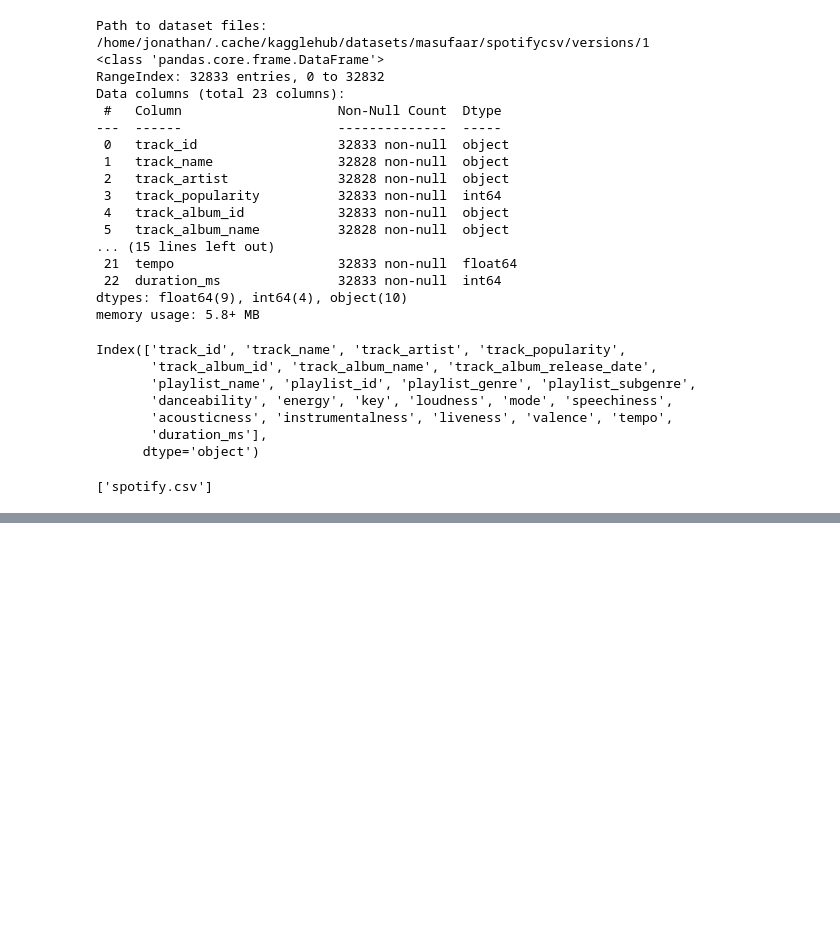
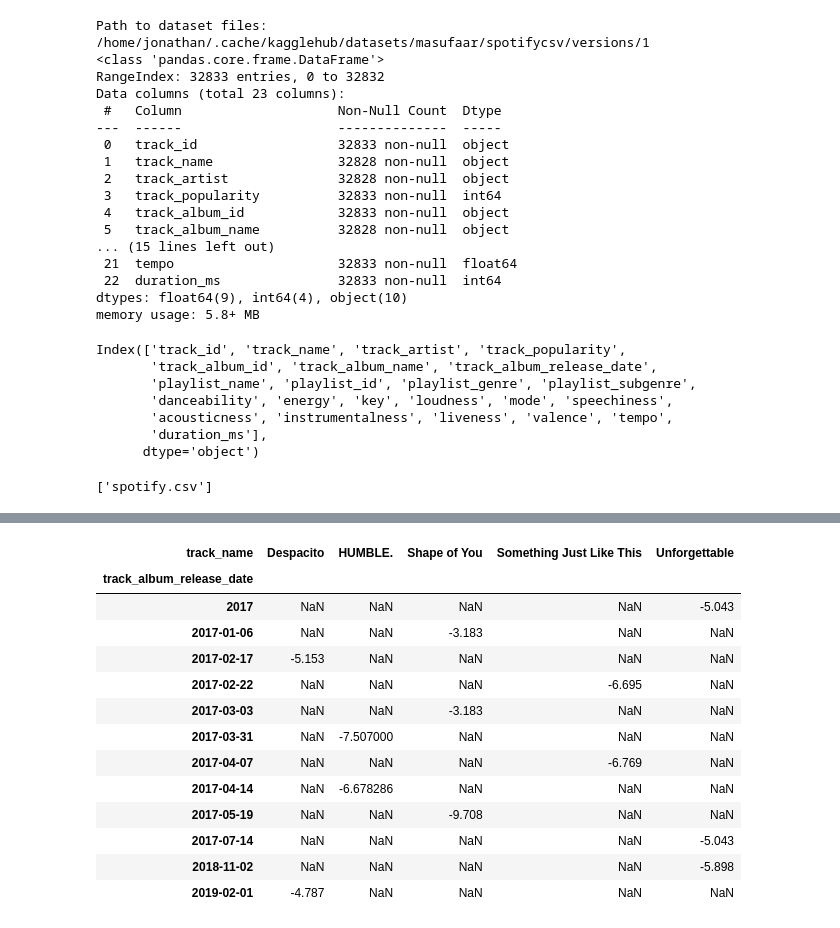
Before and after one commit to JhonCostaDev/Kaggle_training, a Jupyter notebook: data_visualization/2_line_charts.ipynb, the cells around one changed output, grey strips where cells are left out. Saved outputs shown, nothing was run; the diff lists cells and outputs as text; code cells hidden in the pictures; blank space fills up the shorter version.

```diff
--- a/data_visualization/2_line_charts.ipynb
+++ b/data_visualization/2_line_charts.ipynb
@@ -45,0 +115,22 @@ os.listdir('/home/jonathan/.cache/kagglehub/datasets/masufaar/spotifycsv/version
+# %%
+pd.crosstab(
+    index= df_selected_songs_ordered_by_date['track_album_release_date'],
+    columns=df_selected_songs_ordered_by_date['track_name'],
+    values=df_selected_songs_ordered_by_date['loudness'],
+    aggfunc='mean'
+)
+# %% [output]
+| track_name | Despacito | HUMBLE. | Shape of You | Something Just Like This | Unforgettable |
+| track_album_release_date |  |  |  |  |  |
+| 2017 | NaN | NaN | NaN | NaN | -5.043 |
+| 2017-01-06 | NaN | NaN | -3.183 | NaN | NaN |
+| 2017-02-17 | -5.153 | NaN | NaN | NaN | NaN |
+| 2017-02-22 | NaN | NaN | NaN | -6.695 | NaN |
+| 2017-03-03 | NaN | NaN | -3.183 | NaN | NaN |
+| 2017-03-31 | NaN | -7.507000 | NaN | NaN | NaN |
+| 2017-04-07 | NaN | NaN | NaN | -6.769 | NaN |
+| 2017-04-14 | NaN | -6.678286 | NaN | NaN | NaN |
+| 2017-05-19 | NaN | NaN | -9.708 | NaN | NaN |
+| 2017-07-14 | NaN | NaN | NaN | NaN | -5.043 |
+| 2018-11-02 | NaN | NaN | NaN | NaN | -5.898 |
+| 2019-02-01 | -4.787 | NaN | NaN | NaN | NaN |
```
Also changed, not shown: parts of 14 cells of this notebook, 1 other file.
